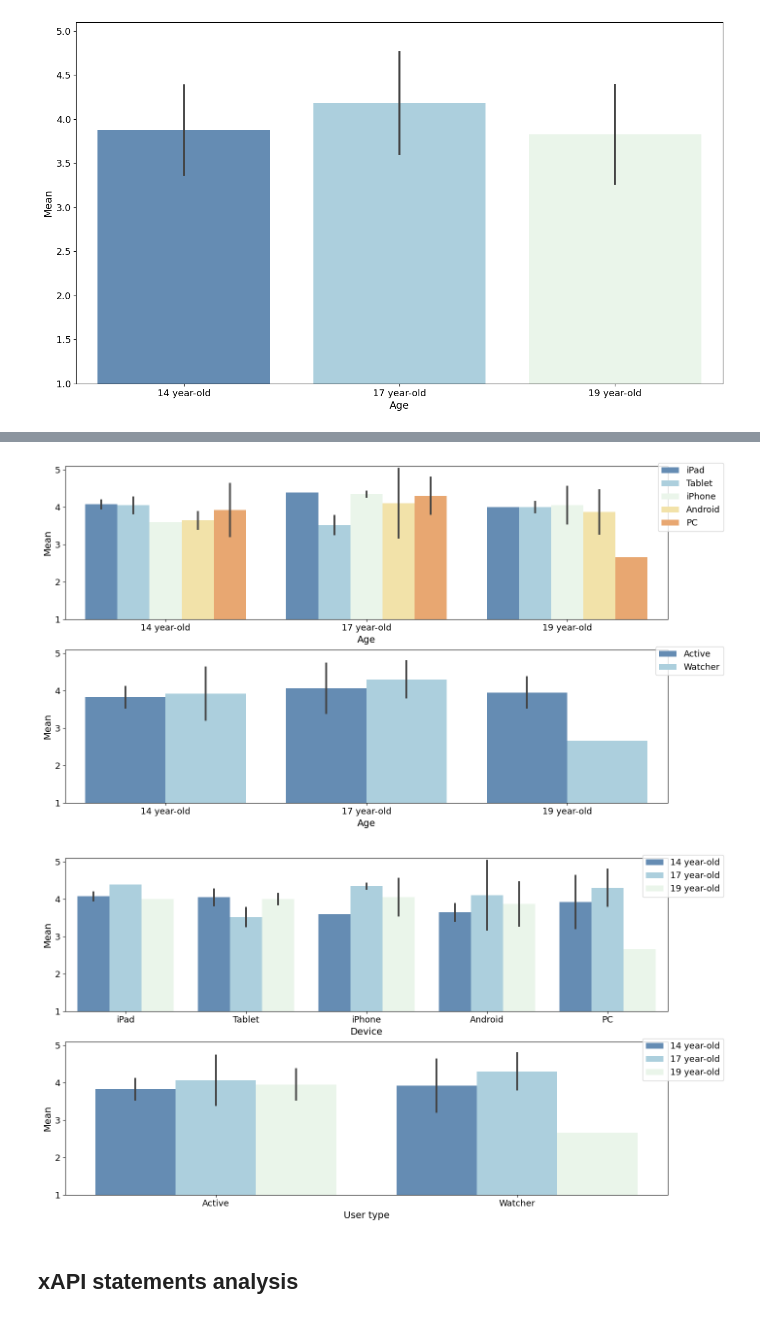
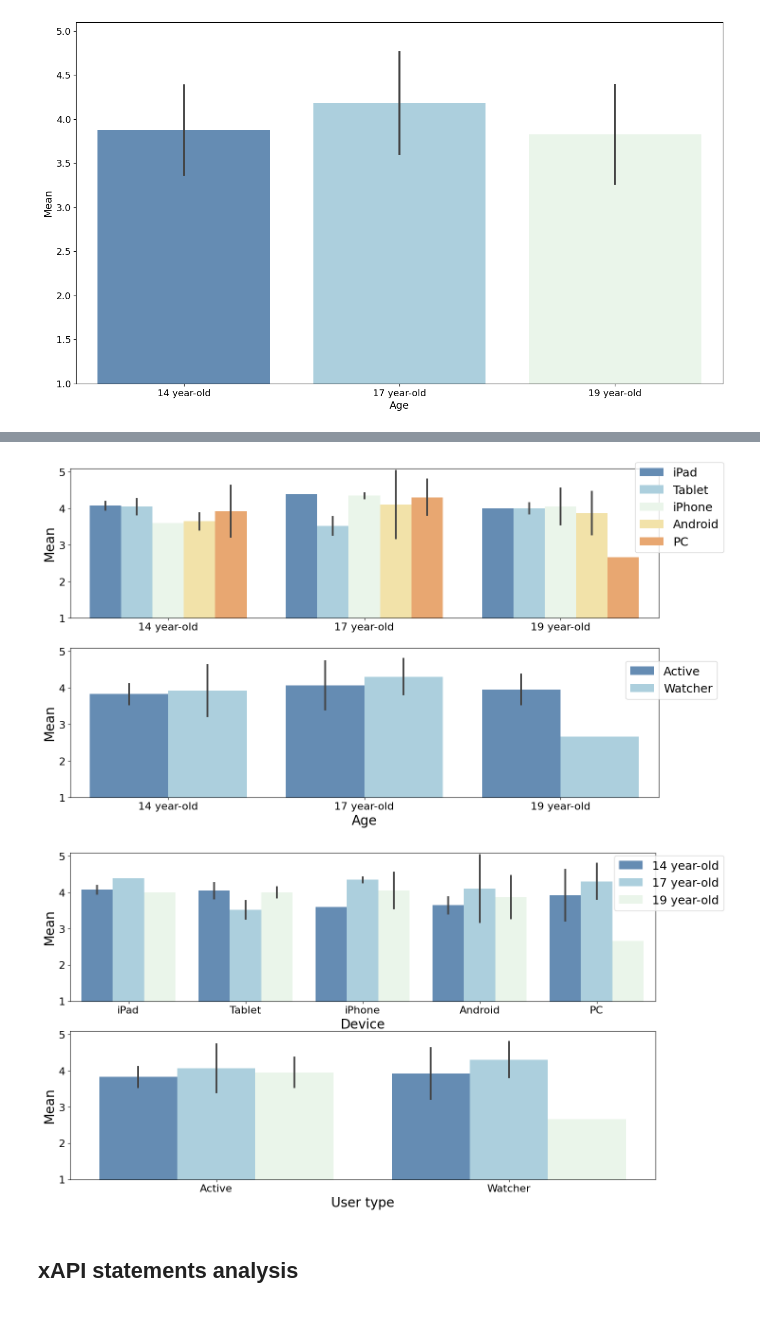
Before and after one commit to Stocastico/Evaluation_paper, a Jupyter notebook: data_analysis/Data_analysis_all.ipynb, the cells around one changed output, grey strips where cells are left out. Cells and saved outputs as stored; diff of their text form; code cells hidden in the pictures.

```diff
--- a/data_analysis/Data_analysis_all.ipynb
+++ b/data_analysis/Data_analysis_all.ipynb
@@ -423,30 +431,43 @@ fig, ax = plt.subplots(2, 1)
 g = sns.barplot(data=survey_new, y="Mean", x="Age", hue="Device", errorbar='sd',
                 orient='v', palette=cmap_disc, ax=ax[0])
 g.set(ylim=(1,5.1))
-g.legend(bbox_to_anchor=(1.1, 1.05))
+#g.legend(bbox_to_anchor=(1.1, 1.05))
+g.legend(bbox_to_anchor=(0.95, 1.08), fontsize=18)
+g.set_ylabel("Mean", fontsize=20)
+g.set_xlabel("", fontsize=20)
+g.tick_params(labelsize=16)
 
 g = sns.barplot(data=survey_new, y="Mean", x="Age", hue="User type", errorbar='sd',
                 orient='v', palette=cmap_disc, ax=ax[1])
 g.set(ylim=(1,5.1))
-g.legend(bbox_to_anchor=(1.1, 1.05))
+g.legend(bbox_to_anchor=(1.11, 0.95), fontsize=18)
+g.set_ylabel("Mean", fontsize=20)
+g.set_xlabel("Age", fontsize=20)
+g.tick_params(labelsize=16)
 plt.savefig(img_folder / 'avg_q_score_age_device_type')
 # %% [output]
-[figure, old version]
+[figure, new version]
 # %%
 fig, ax = plt.subplots(2, 1)
 
 g = sns.barplot(data=survey_new, y="Mean", x="Device", hue="Age", errorbar='sd',
                 orient='v', palette=cmap_disc, ax=ax[0])
 g.set(ylim=(1,5.1))
-g.legend(bbox_to_anchor=(1.1, 1.05))
+g.legend(bbox_to_anchor=(0.92, 1.02), fontsize=18)
+g.set_ylabel("Mean", fontsize=20)
+g.set_xlabel("Device", fontsize=20)
+g.tick_params(labelsize=16)
 
 g = sns.barplot(data=survey_new, y="Mean", x="User type", hue="Age", errorbar='sd',
                 orient='v', palette=cmap_disc, ax=ax[1])
 g.set(ylim=(1,5.1))
-g.legend(bbox_to_anchor=(1.1, 1.05))
+g.legend_.remove()
+g.set_ylabel("Mean", fontsize=20)
+g.set_xlabel("User type", fontsize=20)
+g.tick_params(labelsize=16)
 plt.savefig(img_folder / 'avg_q_score_age_device_type_2')
 # %% [output]
-[figure, old version]
+[figure, new version]
 # %% [markdown]
 ## xAPI statements analysis
 # %% [markdown]
```
Also changed, not shown: parts of 9 cells of this notebook, 13 other files.
